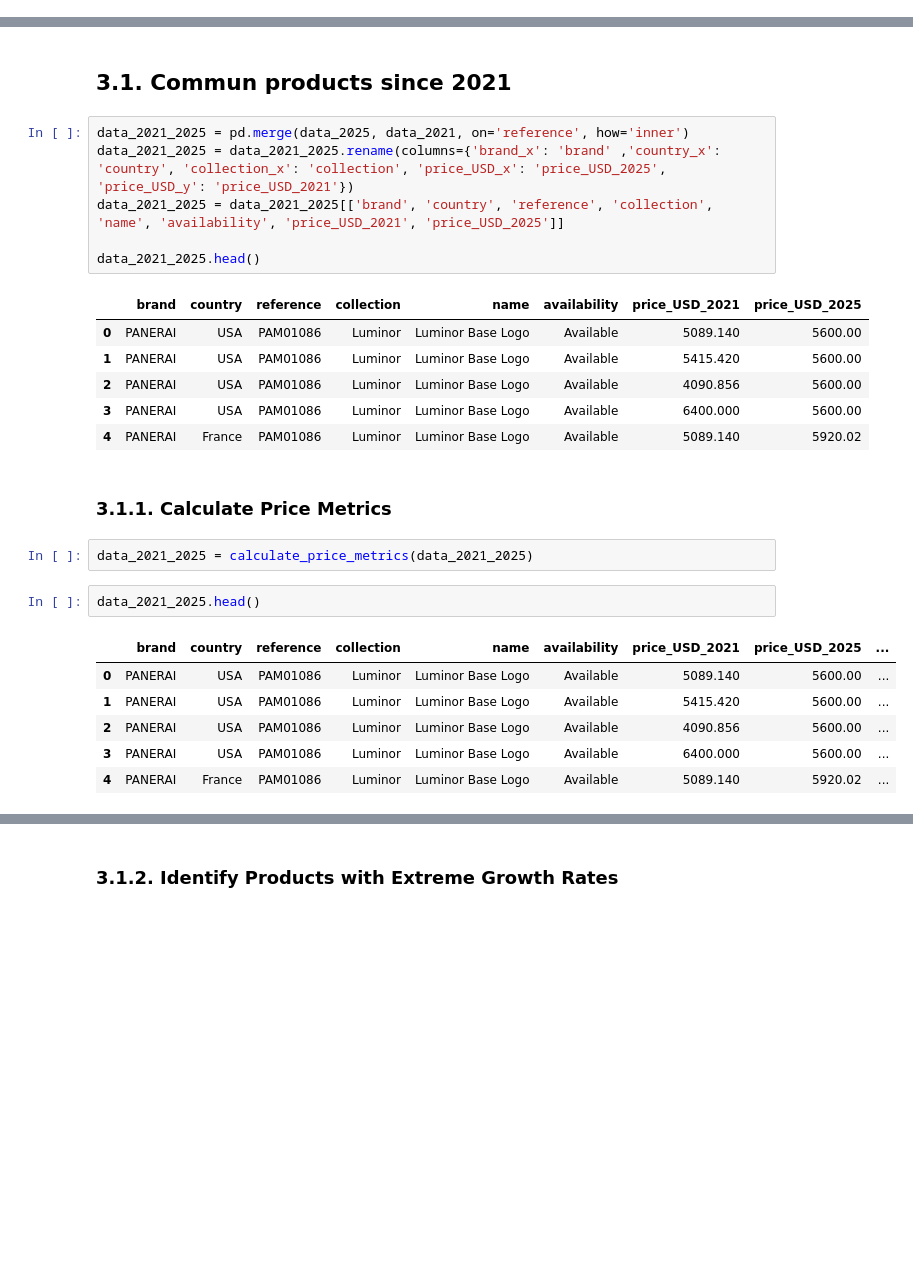
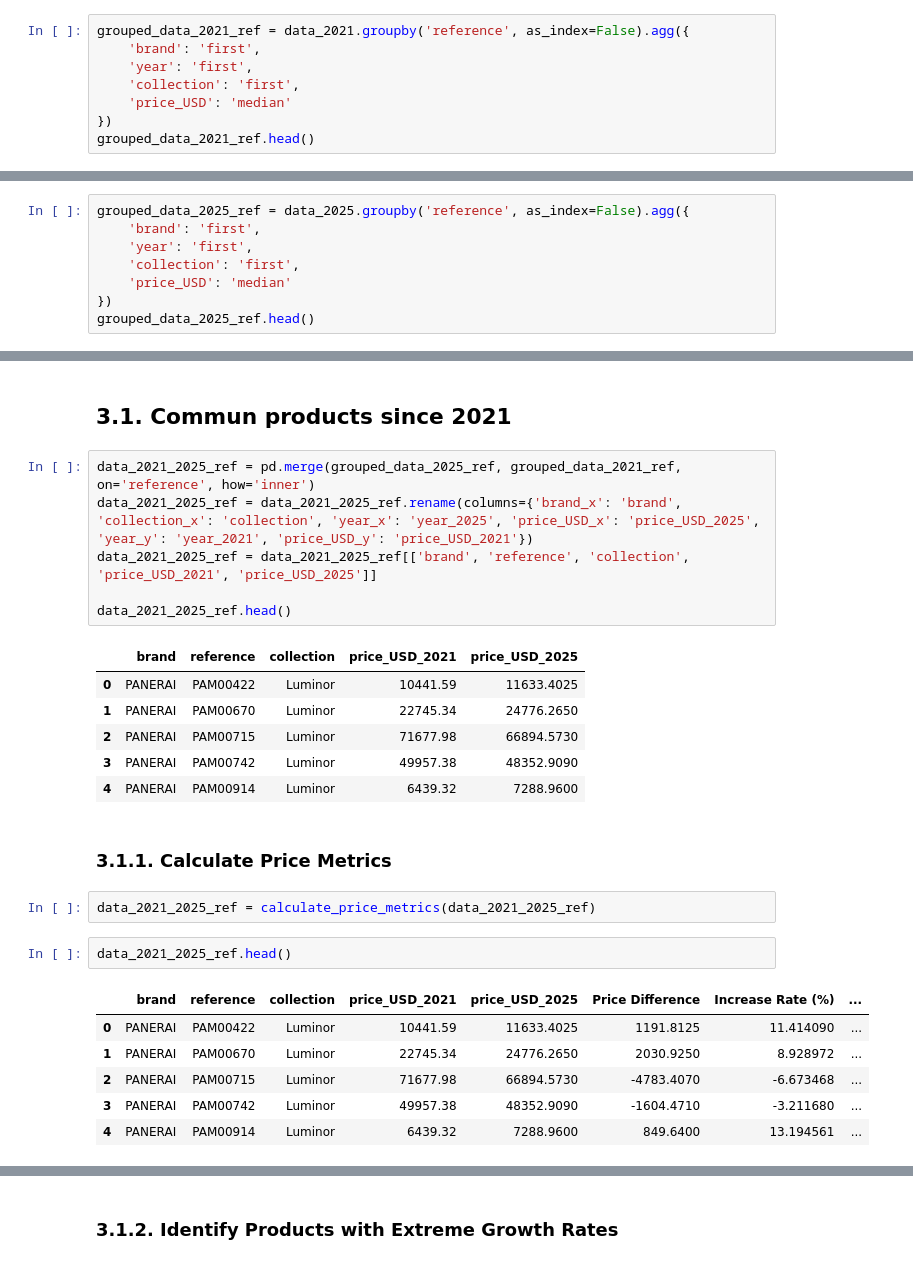
Before and after one commit to Ahak99/Data-Data-Challenge, a Jupyter notebook: notebook/Data&Data - Comparison between Panerai-2021 & Panerai-2025.ipynb, the cells around one changed output, grey strips where cells are left out. Saved outputs shown, nothing was run; the diff lists cells and outputs as text; blank space fills up the shorter version.

```diff
--- a/notebook/Data&Data - Comparison between Panerai-2021 & Panerai-2025.ipynb
+++ b/notebook/Data&Data - Comparison between Panerai-2021 & Panerai-2025.ipynb
@@ -186,0 +191,8 @@ data_2021.head()
+# %%
+grouped_data_2021_ref = data_2021.groupby('reference', as_index=False).agg({
+    'brand': 'first',
+    'year': 'first',
+    'collection': 'first',
+    'price_USD': 'median'
+})
+grouped_data_2021_ref.head()
@@ -196,0 +230,8 @@ data_2025.head()
+# %%
+grouped_data_2025_ref = data_2025.groupby('reference', as_index=False).agg({
+    'brand': 'first',
+    'year': 'first',
+    'collection': 'first',
+    'price_USD': 'median'
+})
+grouped_data_2025_ref.head()
@@ -199,29 +247,29 @@ data_2025.head()
 # %% [markdown]
 ## 3.1. Commun products since 2021
 # %%
-data_2021_2025 = pd.merge(data_2025, data_2021, on='reference', how='inner')
-data_2021_2025 = data_2021_2025.rename(columns={'brand_x': 'brand' ,'country_x': 'country', 'collection_x': 'collection', 'price_USD_x': 'price_USD_2025', 'price_USD_y': 'price_USD_2021'})
-data_2021_2025 = data_2021_2025[['brand', 'country', 'reference', 'collection', 'name', 'availability', 'price_USD_2021', 'price_USD_2025']]
+data_2021_2025_ref = pd.merge(grouped_data_2025_ref, grouped_data_2021_ref, on='reference', how='inner')
+data_2021_2025_ref = data_2021_2025_ref.rename(columns={'brand_x': 'brand', 'collection_x': 'collection', 'year_x': 'year_2025', 'price_USD_x': 'price_USD_2025', 'year_y': 'year_2021', 'price_USD_y': 'price_USD_2021'})
+data_2021_2025_ref = data_2021_2025_ref[['brand', 'reference', 'collection', 'price_USD_2021', 'price_USD_2025']]
 
-data_2021_2025.head()
+data_2021_2025_ref.head()
 # %% [output]
-|  | brand | country | reference | collection | name | availability | price_USD_2021 | price_USD_2025 |
-| 0 | PANERAI | USA | PAM01086 | Luminor | Luminor Base Logo | Available | 5089.140 | 5600.00 |
-| 1 | PANERAI | USA | PAM01086 | Luminor | Luminor Base Logo | Available | 5415.420 | 5600.00 |
-| 2 | PANERAI | USA | PAM01086 | Luminor | Luminor Base Logo | Available | 4090.856 | 5600.00 |
-| 3 | PANERAI | USA | PAM01086 | Luminor | Luminor Base Logo | Available | 6400.000 | 5600.00 |
-| 4 | PANERAI | France | PAM01086 | Luminor | Luminor Base Logo | Available | 5089.140 | 5920.02 |
+|  | brand | reference | collection | price_USD_2021 | price_USD_2025 |
+| 0 | PANERAI | PAM00422 | Luminor | 10441.59 | 11633.4025 |
+| 1 | PANERAI | PAM00670 | Luminor | 22745.34 | 24776.2650 |
+| 2 | PANERAI | PAM00715 | Luminor | 71677.98 | 66894.5730 |
+| 3 | PANERAI | PAM00742 | Luminor | 49957.38 | 48352.9090 |
+| 4 | PANERAI | PAM00914 | Luminor | 6439.32 | 7288.9600 |
 # %% [markdown]
 ### 3.1.1. Calculate Price Metrics
 # %%
-data_2021_2025 = calculate_price_metrics(data_2021_2025)
+data_2021_2025_ref = calculate_price_metrics(data_2021_2025_ref)
 # %%
-data_2021_2025.head()
+data_2021_2025_ref.head()
 # %% [output]
-|  | brand | country | reference | collection | name | availability | price_USD_2021 | price_USD_2025 | ... |
-| 0 | PANERAI | USA | PAM01086 | Luminor | Luminor Base Logo | Available | 5089.140 | 5600.00 | ... |
-| 1 | PANERAI | USA | PAM01086 | Luminor | Luminor Base Logo | Available | 5415.420 | 5600.00 | ... |
-| 2 | PANERAI | USA | PAM01086 | Luminor | Luminor Base Logo | Available | 4090.856 | 5600.00 | ... |
-| 3 | PANERAI | USA | PAM01086 | Luminor | Luminor Base Logo | Available | 6400.000 | 5600.00 | ... |
-| 4 | PANERAI | France | PAM01086 | Luminor | Luminor Base Logo | Available | 5089.140 | 5920.02 | ... |
+|  | brand | reference | collection | price_USD_2021 | price_USD_2025 | Price Difference | Increase Rate (%) | ... |
+| 0 | PANERAI | PAM00422 | Luminor | 10441.59 | 11633.4025 | 1191.8125 | 11.414090 | ... |
+| 1 | PANERAI | PAM00670 | Luminor | 22745.34 | 24776.2650 | 2030.9250 | 8.928972 | ... |
+| 2 | PANERAI | PAM00715 | Luminor | 71677.98 | 66894.5730 | -4783.4070 | -6.673468 | ... |
+| 3 | PANERAI | PAM00742 | Luminor | 49957.38 | 48352.9090 | -1604.4710 | -3.211680 | ... |
+| 4 | PANERAI | PAM00914 | Luminor | 6439.32 | 7288.9600 | 849.6400 | 13.194561 | ... |
 # %%
```
Also changed, not shown: parts of 167 cells of this notebook, 5 other files.
